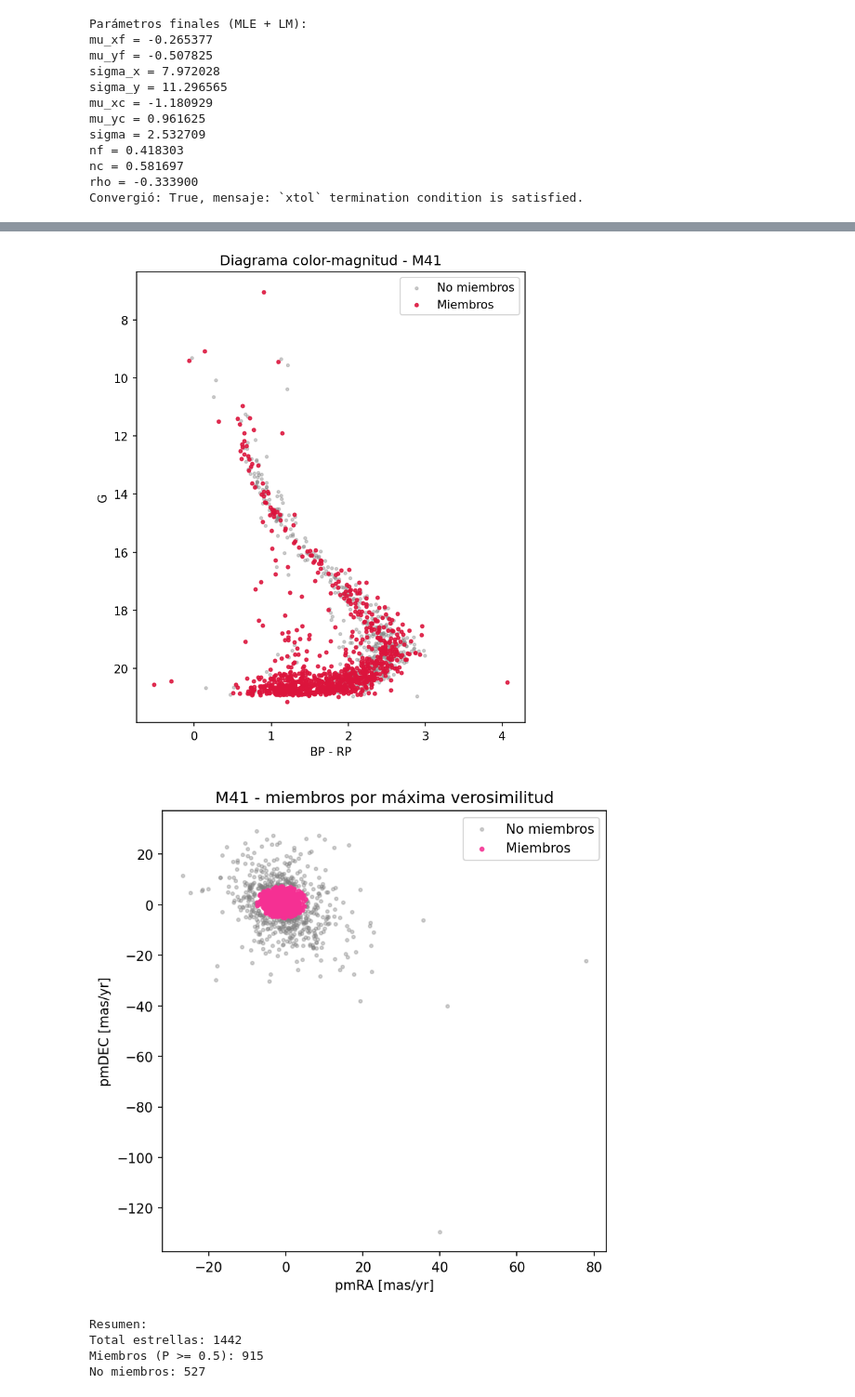
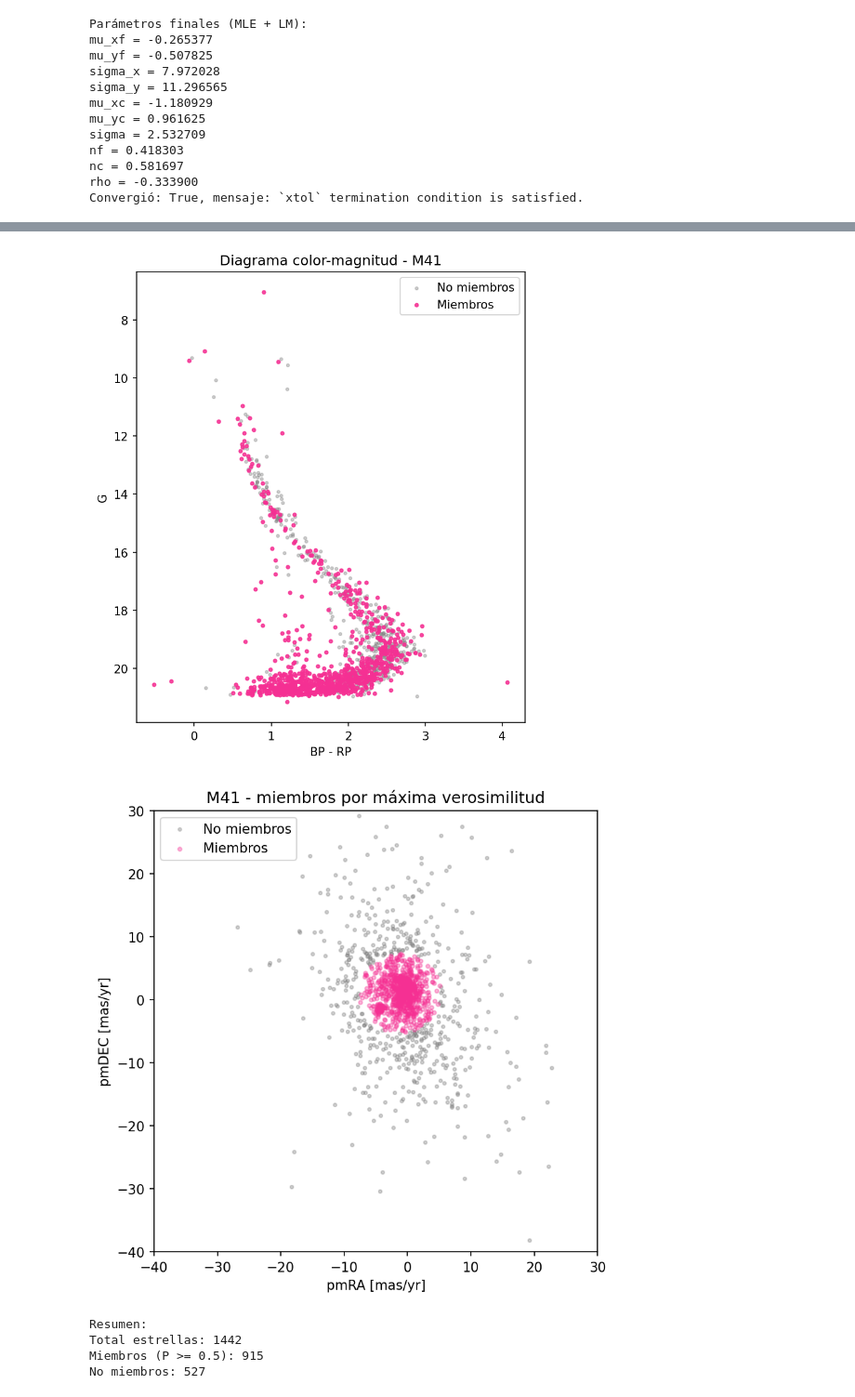
Before and after one commit to lenisve99/M41_Lab2, a Jupyter notebook: Lab2_clean.ipynb, the cells around one changed output, grey strips where cells are left out. Shown at 93% size. Saved outputs shown, nothing was run; the diff lists cells and outputs as text; code cells hidden in the pictures.

```diff
--- a/Lab2_clean.ipynb
+++ b/Lab2_clean.ipynb
@@ -369,7 +369,7 @@ plt.scatter(
 plt.scatter(
     df.loc[df["is_member"], "bp_rp"],
     df.loc[df["is_member"], "phot_g_mean_mag"],
-    s=8, c="crimson", alpha=0.85, label="Miembros"
+    s=8, c="#F53093", alpha=0.85, label="Miembros"
 )
 
 plt.gca().invert_yaxis()
@@ -379,29 +379,31 @@ plt.title("Diagrama color-magnitud - M41")
 plt.legend()
 plt.show()
 # %% [output]
-[figure, old version]
+[figure, new version]
 # %%
 # =========================================================
 # 8) DVP COLOREADO
 # =========================================================
 plt.figure(figsize=(6,6), dpi=150)
 plt.scatter(
     df.loc[~df["is_member"], "pmra"],
     df.loc[~df["is_member"], "pmdec"],
     s=6, c="gray", alpha=0.35, label="No miembros"
 )
 plt.scatter(
     df.loc[df["is_member"], "pmra"],
     df.loc[df["is_member"], "pmdec"],
-    s=8, color="#F53093", alpha=0.85, label="Miembros"
+    s=8, color="#F53093", alpha=0.35, label="Miembros"
 )
 plt.xlabel("pmRA [mas/yr]")
+plt.xlim(-40,30)
 plt.ylabel("pmDEC [mas/yr]")
+plt.ylim(-40,30)
 plt.title("M41 - miembros por máxima verosimilitud")
 plt.legend()
 plt.show()
 # %% [output]
-[figure, old version]
+[figure, new version]
 # %%
 # =========================================================
 # 9) RESUMEN
```
Also changed, not shown: parts of 1 cell of this notebook.
